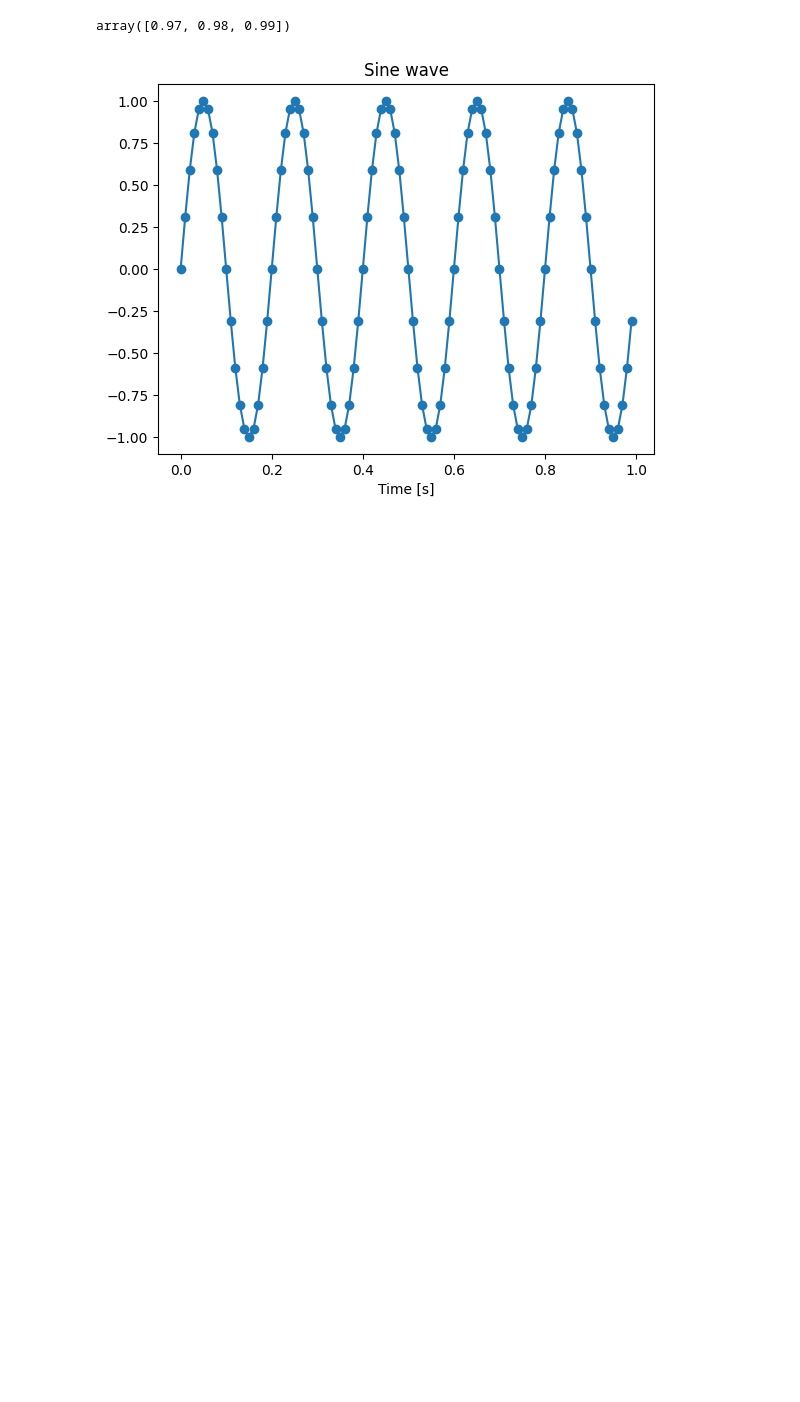
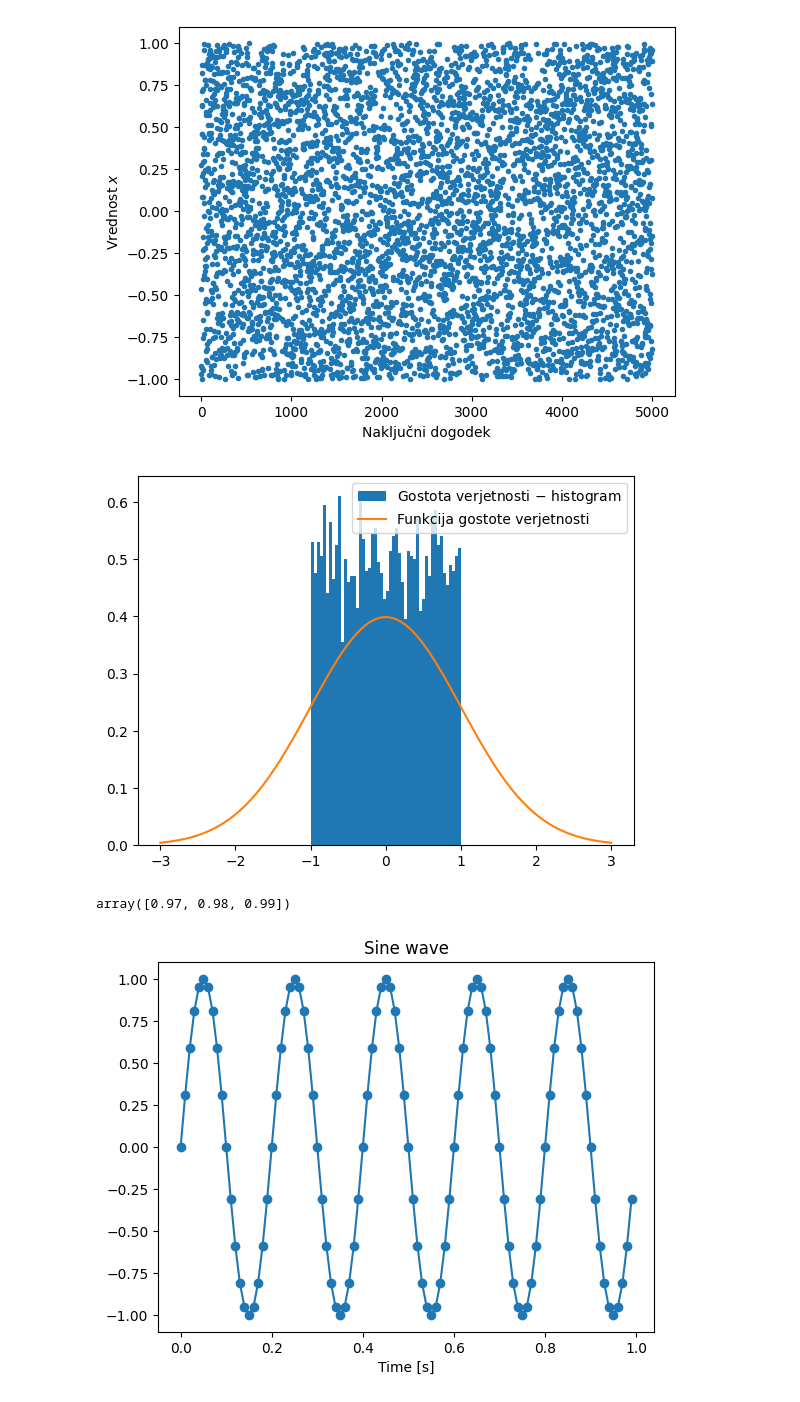
Before and after one commit to jankoslavic/procesiranje_signalov, a Jupyter notebook: _sources/notebooks/Untitled.ipynb, the cells around one changed output. Cells and saved outputs as stored; diff of their text form; code cells hidden in the pictures; blank space fills up the shorter version.

```diff
--- a/_sources/notebooks/Untitled.ipynb
+++ b/_sources/notebooks/Untitled.ipynb
@@ -9,6 +9,36 @@ N = 100
 dt = 1/fs
 t = np.arange(N)*dt
 x = A*np.sin(2*np.pi*fr*t)
+# %%
+import numpy as np
+import matplotlib.pyplot as plt
+
+import sympy as sym
+σ, μ, x, = sym.symbols('\\sigma, \\mu, x', real=True, positive=True)
+π = sym.pi
+
+p = 1/(σ*sym.sqrt(2*π)) * sym.exp(-(x-μ)**2/(2*σ**2))
+podatki = {σ: 1., μ: 0.}
+pdf = sym.lambdify(x, p.subs(podatki))
+
+
+rng = np.random.default_rng(0)
+#x = rng.normal(loc=podatki[μ], scale=podatki[σ], size=5000)
+x = rng.uniform(low=-1, high=1, size=5000) # enakomerna porazdelitev
+plt.plot(x, '.')
+plt.xlabel('Naključni dogodek')
+plt.ylabel('Vrednost $x$')
+plt.show()
+
+plt.hist(x, bins=50, density=True, label='Gostota verjetnosti $-$ histogram')
+
+x = np.linspace(-3*podatki[σ],3*podatki[σ], 100)
+plt.plot(x, pdf(x), label='Funkcija gostote verjetnosti')
+plt.legend()
+plt.show()
+# %% [output]
+[figure, added]
+[figure, added]
 # %%
 t[-3:]
 # %% [output]
```
Also changed, not shown: 6 other files.
